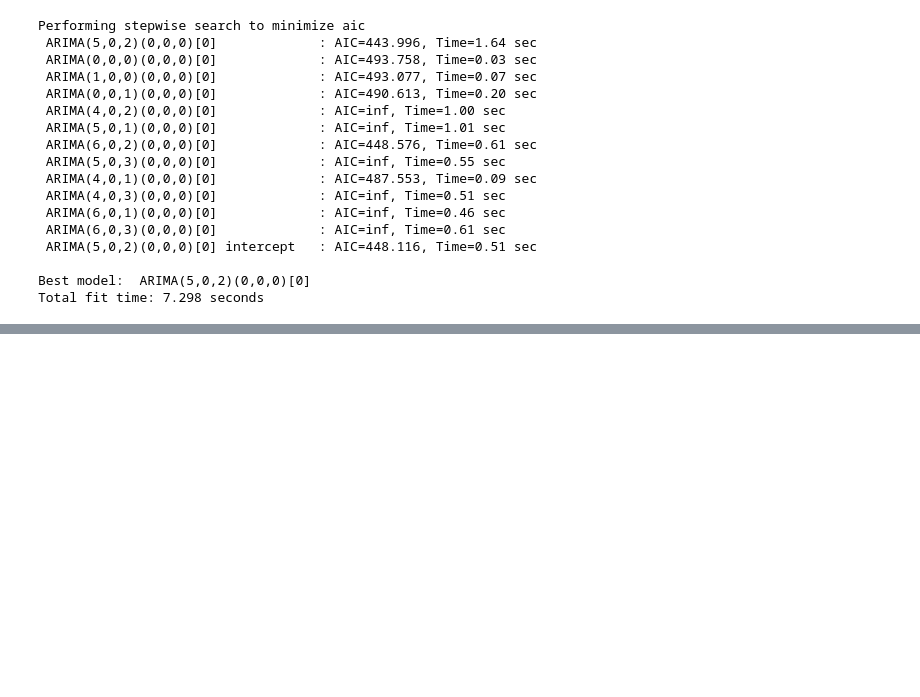
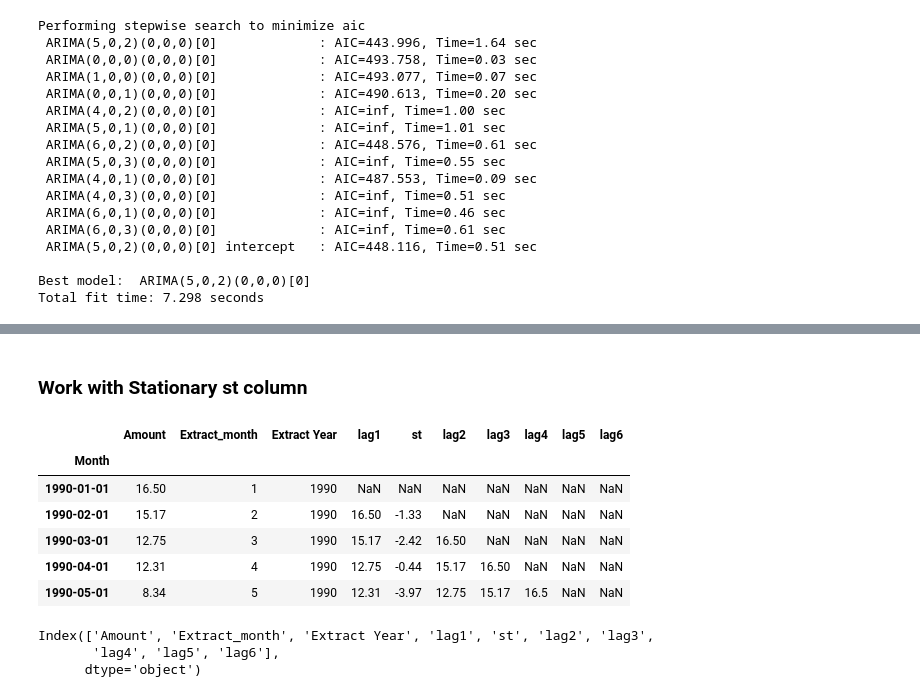
Before and after one commit to j019/Practical-Machine-Learning-, a Jupyter notebook: Day9/TimeSeries.ipynb, the cells around one changed output, grey strips where cells are left out. Saved outputs shown, nothing was run; the diff lists cells and outputs as text; code cells hidden in the pictures; blank space fills up the shorter version.

```diff
--- a/Day9/TimeSeries.ipynb
+++ b/Day9/TimeSeries.ipynb
@@ -428,0 +476,24 @@ Total fit time: 7.298 seconds
+# %% [markdown]
+### Work with Stationary st column
+# %%
+df['lag2'] = df['Amount'].shift(2)
+df['lag3'] = df['Amount'].shift(3)
+df['lag4'] = df['Amount'].shift(4)
+df['lag5'] = df['Amount'].shift(5)
+df['lag6'] = df['Amount'].shift(6)
+# %%
+df.head()
+# %% [output]
+|  | Amount | Extract_month | Extract Year | lag1 | st | lag2 | lag3 | lag4 | lag5 | lag6 |
+| Month |  |  |  |  |  |  |  |  |  |  |
+| 1990-01-01 | 16.50 | 1 | 1990 | NaN | NaN | NaN | NaN | NaN | NaN | NaN |
+| 1990-02-01 | 15.17 | 2 | 1990 | 16.50 | -1.33 | NaN | NaN | NaN | NaN | NaN |
+| 1990-03-01 | 12.75 | 3 | 1990 | 15.17 | -2.42 | 16.50 | NaN | NaN | NaN | NaN |
+| 1990-04-01 | 12.31 | 4 | 1990 | 12.75 | -0.44 | 15.17 | 16.50 | NaN | NaN | NaN |
+| 1990-05-01 | 8.34 | 5 | 1990 | 12.31 | -3.97 | 12.75 | 15.17 | 16.5 | NaN | NaN |
+# %%
+df.columns
+# %% [output]
+Index(['Amount', 'Extract_month', 'Extract Year', 'lag1', 'st', 'lag2', 'lag3',
+       'lag4', 'lag5', 'lag6'],
+      dtype='object')
```
Also changed, not shown: parts of 7 cells of this notebook.
